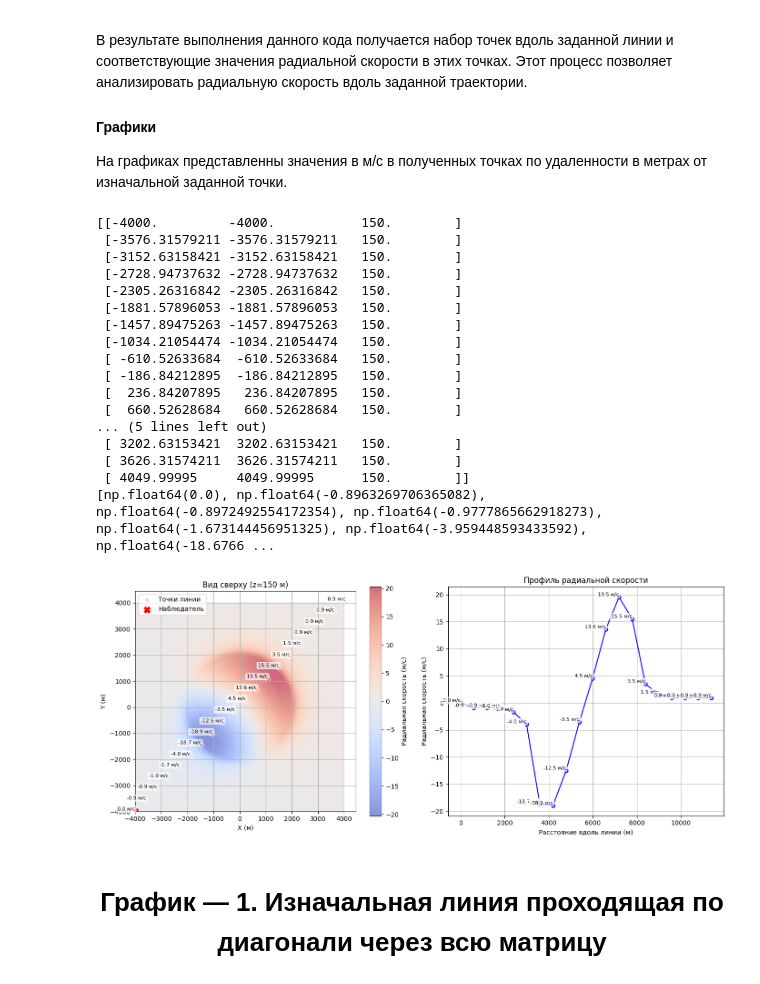
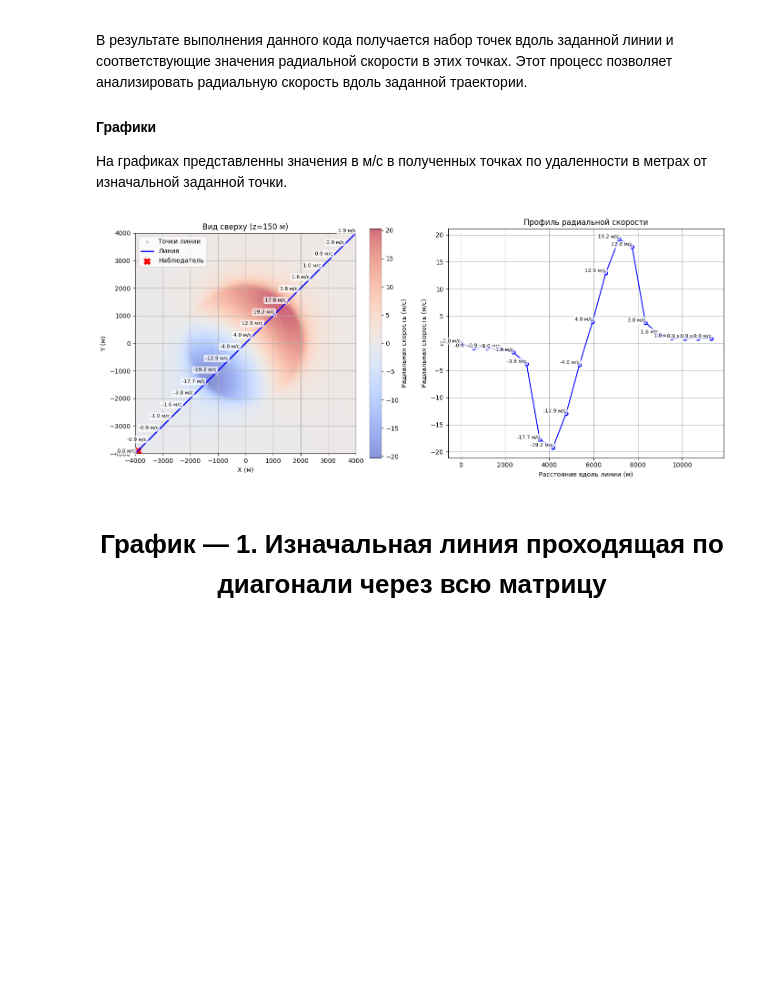
Before and after one commit to DmitryZSer/Meteo_RLS, a Jupyter notebook: calculations/Radial_velocity_report.ipynb, the cells around one changed output. Drawn from its saved outputs; the diff is of its cells as text; code cells hidden in the pictures; blank space fills up the shorter version.

```diff
--- a/calculations/Radial_velocity_report.ipynb
+++ b/calculations/Radial_velocity_report.ipynb
@@ -312,10 +313,11 @@ def plot_line_results(V_radial, z_slice, x, y, points, values, distance, observe
         c=values, cmap='coolwarm', s=50, edgecolor='w',
         label='Точки линии'
     )
+    plt.plot(points[:, 0], points[:, 1], color='blue', linestyle='-', linewidth=2, label='Линия')
 
     # Наблюдатель
     plt.scatter(
-        observer_position[0], observer_position[1],
+        observer_position[0]+100, observer_position[1]+100,
         color='red', marker='X', s=100, label='Наблюдатель'
     )
 
@@ -407,62 +409,46 @@ direction = spherical_to_cartesian(azimuth_deg, elevation_deg)
 origin_line = np.array([x0, y0, z0])
 
 # пересечения с матрицей
-min_bounds = np.array([x[0], y[0], z[0]])
-max_bounds = np.array([x[-1], y[-1], z[-1]])
-matrix_shape = np.array([ix, iy, iz])
+# min_bounds = np.array([x[0], y[0], z[0]])
+# max_bounds = np.array([x[-1], y[-1], z[-1]])
+
+matrix_shape = np.array([ix-1, iy-1, iz-1])
 
 direction_normalized = direction / np.array([dx, dy, dz])
 
 t_start, t_end = find_intersection(matrix_shape,
                                   (origin_line - origin)/np.array([dx, dy, dz]),
                                   direction_normalized)
 
 t_values = np.linspace(t_start, t_end, num_points)
 points = origin_line + direction * t_values[:, np.newaxis]
 
 values = []
 for point in points:
     x_idx = (point[0] - origin[0]) / dx
     y_idx = (point[1] - origin[1]) / dy
     z_idx = (point[2] - origin[2]) / dz
     values.append(trilinear_interpolation(V_radial, x_idx, y_idx, z_idx))
 
-print(points)
-print(values)
+# print(points)
+# print(values)
 # print(ix)
 # istance = [0.0]
 distance = [0.0]  # Начальное расстояние 0 метров
 
 for i in range(1, len(points)):
     dx = points[i][0] - points[i-1][0]
     dy = points[i][1] - points[i-1][1]
     dz = points[i][2] - points[i-1][2]
     segment = np.sqrt(dx**2 + dy**2 + dz**2)
     distance.append(distance[-1] + segment)  #
 
 distance = np.array(distance)
 
 z_slice = np.argmin(np.abs(z - 150))  # Индекс слоя z=150
 plot_line_results(V_radial, z_slice, x, y, points, values, distance, observer_position=(x0, y0))
 # %% [output]
-[[-4000.         -4000.           150.        ]
- [-3576.31579211 -3576.31579211   150.        ]
- [-3152.63158421 -3152.63158421   150.        ]
- [-2728.94737632 -2728.94737632   150.        ]
- [-2305.26316842 -2305.26316842   150.        ]
- [-1881.57896053 -1881.57896053   150.        ]
- [-1457.89475263 -1457.89475263   150.        ]
- [-1034.21054474 -1034.21054474   150.        ]
- [ -610.52633684  -610.52633684   150.        ]
- [ -186.84212895  -186.84212895   150.        ]
- [  236.84207895   236.84207895   150.        ]
- [  660.52628684   660.52628684   150.        ]
-... (5 lines left out)
- [ 3202.63153421  3202.63153421   150.        ]
- [ 3626.31574211  3626.31574211   150.        ]
- [ 4049.99995     4049.99995      150.        ]]
-[np.float64(0.0), np.float64(-0.8963269706365082), np.float64(-0.8972492554172354), np.float64(-0.9777865662918273), np.float64(-1.673144456951325), np.float64(-3.959448593433592), np.float64(-18.6766 ...
-[figure, old version]
+[figure, new version]
 # %% [markdown]
 <h1><center>График — 1. Изначальная линия проходящая по диагонали через всю матрицу</center></h1>
 # %%
```
Also changed, not shown: parts of 6 cells of this notebook, 3 other files.
